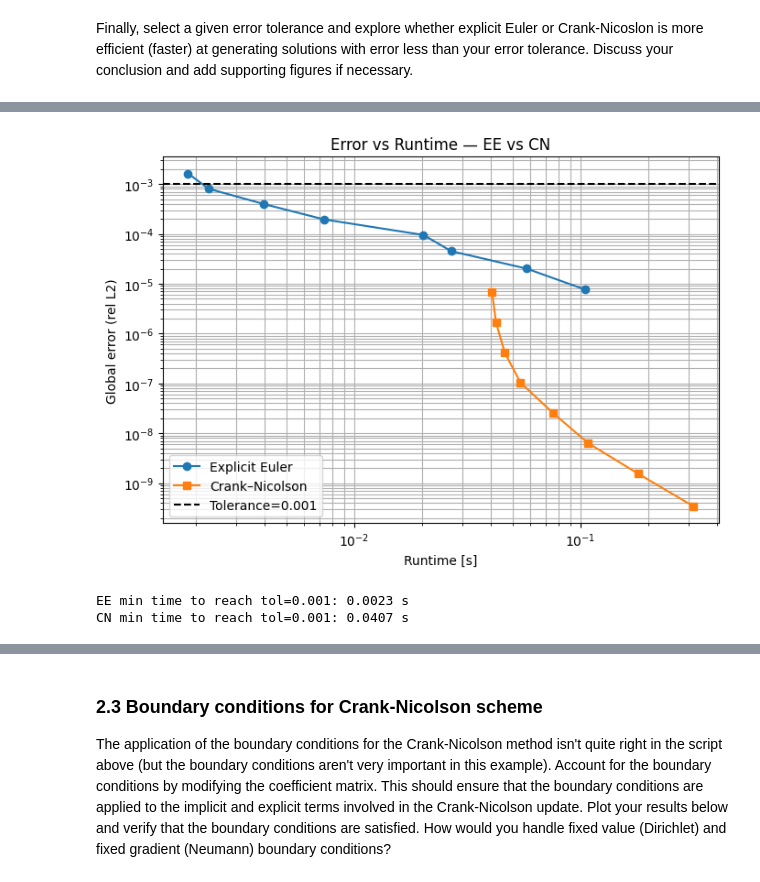
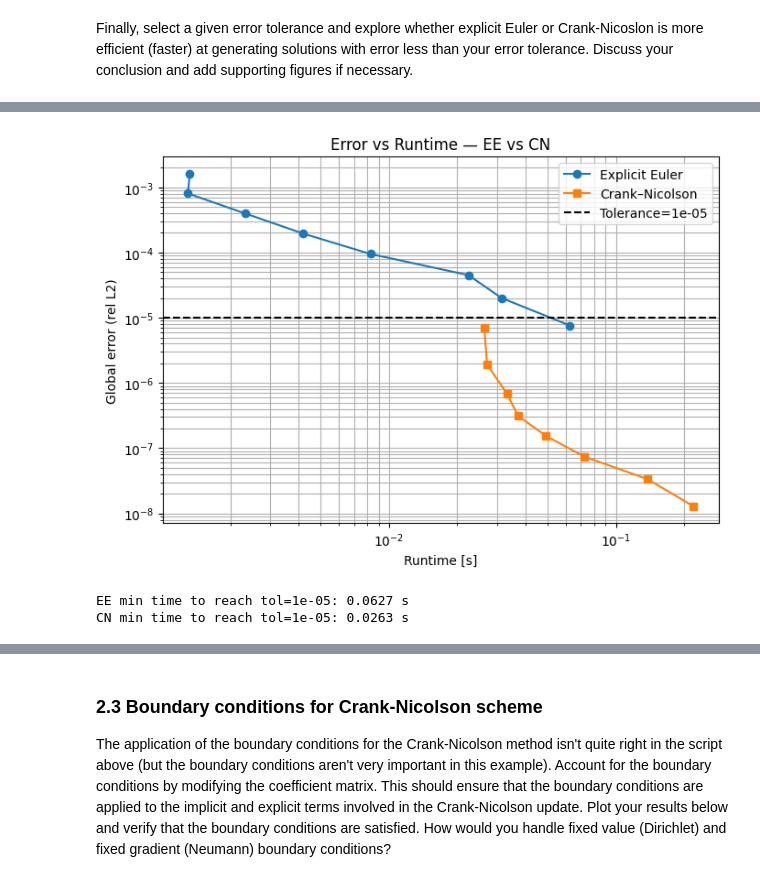
Before and after one commit to josephineshipp/QCES, a Jupyter notebook: Project1_numerical_methods.ipynb, the cells around one changed output, grey strips where cells are left out. Saved outputs shown, nothing was run; the diff lists cells and outputs as text; code cells hidden in the pictures.

```diff
--- a/Project1_numerical_methods.ipynb
+++ b/Project1_numerical_methods.ipynb
@@ -544,7 +540,7 @@ import time
 import matplotlib.pyplot as plt
 
 # --- parameters ---
-tol = 1e-3                    # error tolerance (adjust if needed)
+tol = 1E-5                  # error tolerance (adjust if needed)
 Tfinal = 10.0
 CN_func = CN_with_BC if 'CN_with_BC' in globals() else CN
 
@@ -628,3 +624,3 @@ Crank–Nicolson with BC took 0.32 seconds
-[figure, old version]
+[figure, new version]
-EE min time to reach tol=0.001: 0.0023 s
-CN min time to reach tol=0.001: 0.0407 s
+EE min time to reach tol=1e-05: 0.0627 s
+CN min time to reach tol=1e-05: 0.0263 s
```
Also changed, not shown: parts of 7 cells of this notebook.
